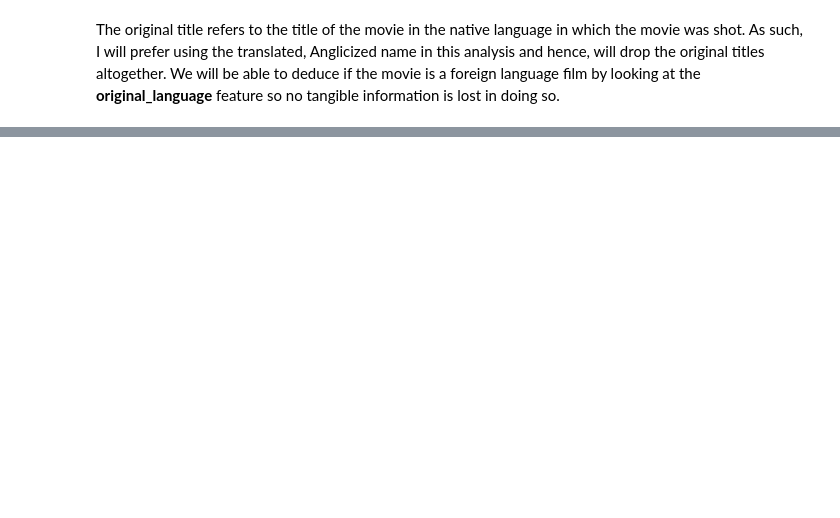
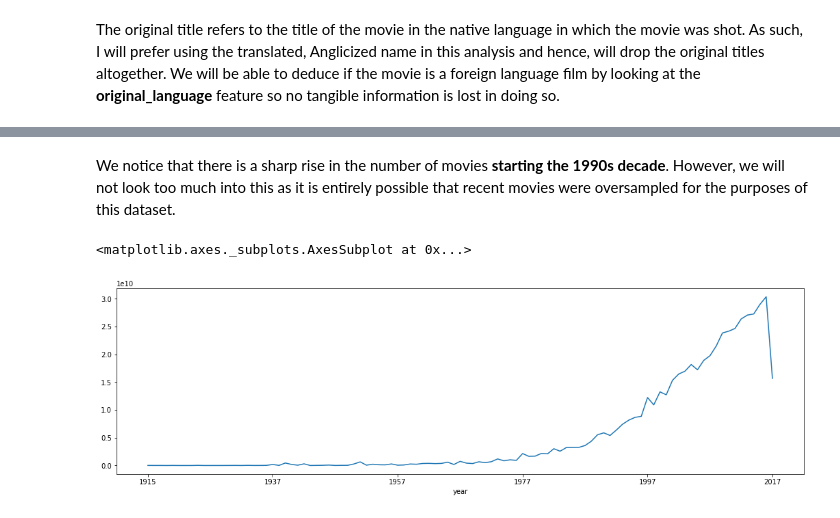
Before and after one commit to lilanpei/BDA-Project, a Jupyter notebook: Movies_data_exploration.ipynb, the cells around one changed output, grey strips where cells are left out. Drawn from its saved outputs; the diff is of its cells as text; code cells hidden in the pictures; blank space fills up the shorter version.

```diff
--- a/Movies_data_exploration.ipynb
+++ b/Movies_data_exploration.ipynb
@@ -987,0 +1430,8 @@ We notice that **vote_count**, a feature we *cheated* with, is the most importan
+# %% [markdown]
+We notice that there is a sharp rise in the number of movies **starting the 1990s decade**. However, we will not look too much into this as it is entirely possible that recent movies were oversampled for the purposes of this dataset.
+# %%
+plt.figure(figsize=(18,5))
+clean_df.groupby('year')['revenue'].sum().plot()
+# %% [output]
+<matplotlib.axes._subplots.AxesSubplot at 0x...>
+[figure, added]
```
Also changed, not shown: parts of 586 cells of this notebook, 1 other file.
